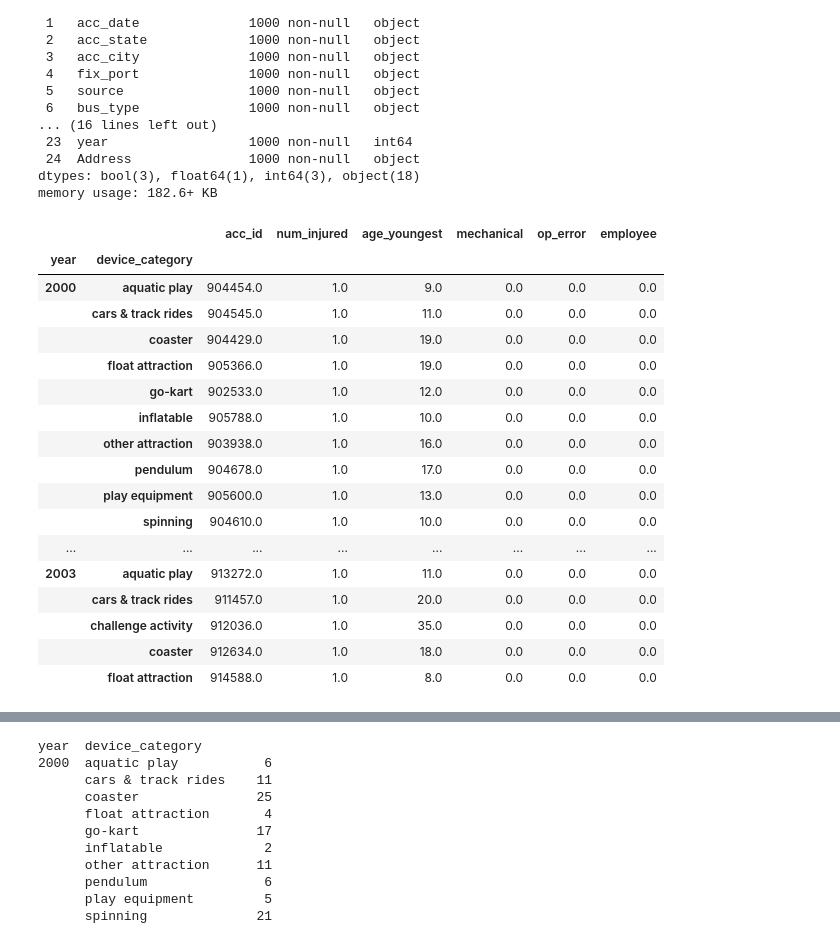
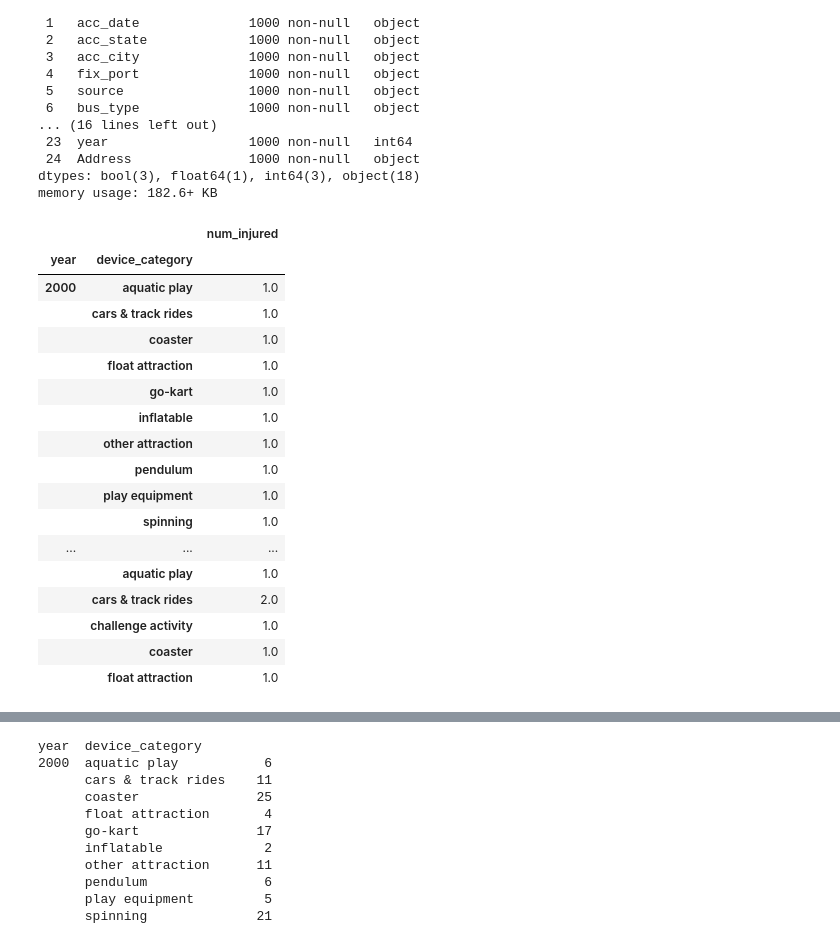
Before and after one commit to VM7568/smu_project3_themeparks, a Jupyter notebook: April's Work/creating_initial_df.ipynb, the cells around one changed output, grey strips where cells are left out. Cells and saved outputs as stored; diff of their text form; code cells hidden in the pictures.

```diff
--- a/April's Work/creating_initial_df.ipynb
+++ b/April's Work/creating_initial_df.ipynb
@@ -165,23 +165,25 @@ sample_df.to_csv('sample_df.csv')
 sample_df.to_json("data.json", orient="columns")
 # %%
 dfgpavg=sample_df.groupby(["year", "device_category"]).mean().round(0)
-dfgpavg.head(50)
+cols=['num_injured']
+dfgpavg2=dfgpavg.loc[:,cols]
+dfgpavg2.head(20)
 # %% [output]
-|  |  | acc_id | num_injured | age_youngest | mechanical | op_error | employee |
-| year | device_category |  |  |  |  |  |  |
-| 2000 | aquatic play | 904454.0 | 1.0 | 9.0 | 0.0 | 0.0 | 0.0 |
-|  | cars & track rides | 904545.0 | 1.0 | 11.0 | 0.0 | 0.0 | 0.0 |
-|  | coaster | 904429.0 | 1.0 | 19.0 | 0.0 | 0.0 | 0.0 |
-|  | float attraction | 905366.0 | 1.0 | 19.0 | 0.0 | 0.0 | 0.0 |
-|  | go-kart | 902533.0 | 1.0 | 12.0 | 0.0 | 0.0 | 0.0 |
-|  | inflatable | 905788.0 | 1.0 | 10.0 | 0.0 | 0.0 | 0.0 |
-|  | other attraction | 903938.0 | 1.0 | 16.0 | 0.0 | 0.0 | 0.0 |
-|  | pendulum | 904678.0 | 1.0 | 17.0 | 0.0 | 0.0 | 0.0 |
-|  | play equipment | 905600.0 | 1.0 | 13.0 | 0.0 | 0.0 | 0.0 |
-|  | spinning | 904610.0 | 1.0 | 10.0 | 0.0 | 0.0 | 0.0 |
-| ... | ... | ... | ... | ... | ... | ... | ... |
-| 2003 | aquatic play | 913272.0 | 1.0 | 11.0 | 0.0 | 0.0 | 0.0 |
-|  | cars & track rides | 911457.0 | 1.0 | 20.0 | 0.0 | 0.0 | 0.0 |
-|  | challenge activity | 912036.0 | 1.0 | 35.0 | 0.0 | 0.0 | 0.0 |
-|  | coaster | 912634.0 | 1.0 | 18.0 | 0.0 | 0.0 | 0.0 |
-|  | float attraction | 914588.0 | 1.0 | 8.0 | 0.0 | 0.0 | 0.0 |
+|  |  | num_injured |
+| year | device_category |  |
+| 2000 | aquatic play | 1.0 |
+|  | cars & track rides | 1.0 |
+|  | coaster | 1.0 |
+|  | float attraction | 1.0 |
+|  | go-kart | 1.0 |
+|  | inflatable | 1.0 |
+|  | other attraction | 1.0 |
+|  | pendulum | 1.0 |
+|  | play equipment | 1.0 |
+|  | spinning | 1.0 |
+| ... | ... | ... |
+|  | aquatic play | 1.0 |
+|  | cars & track rides | 2.0 |
+|  | challenge activity | 1.0 |
+|  | coaster | 1.0 |
+|  | float attraction | 1.0 |
```
Also changed, not shown: parts of 10 cells of this notebook, 14 other files.
